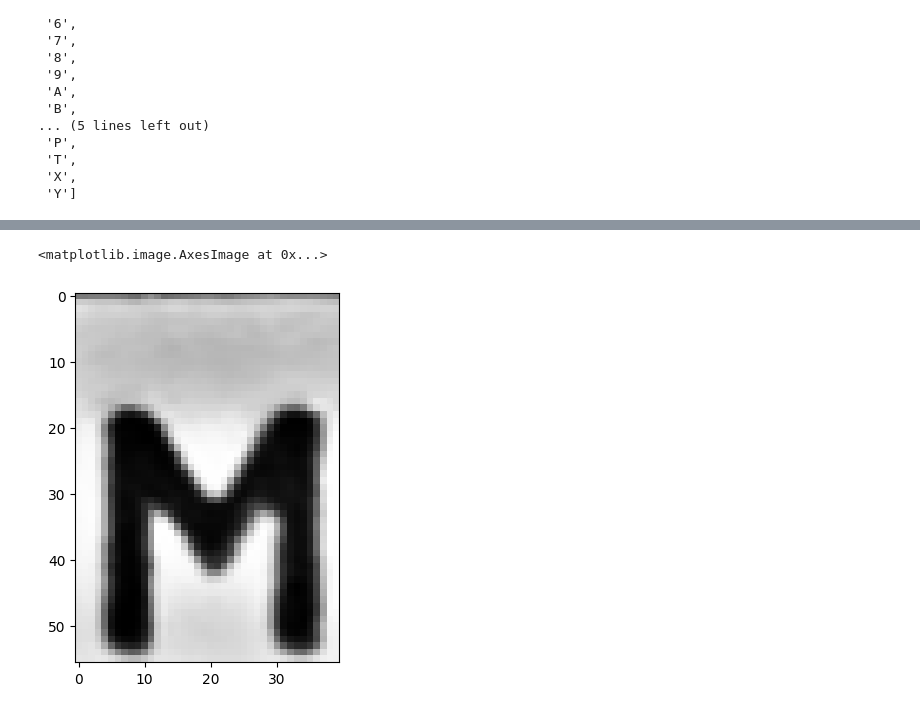
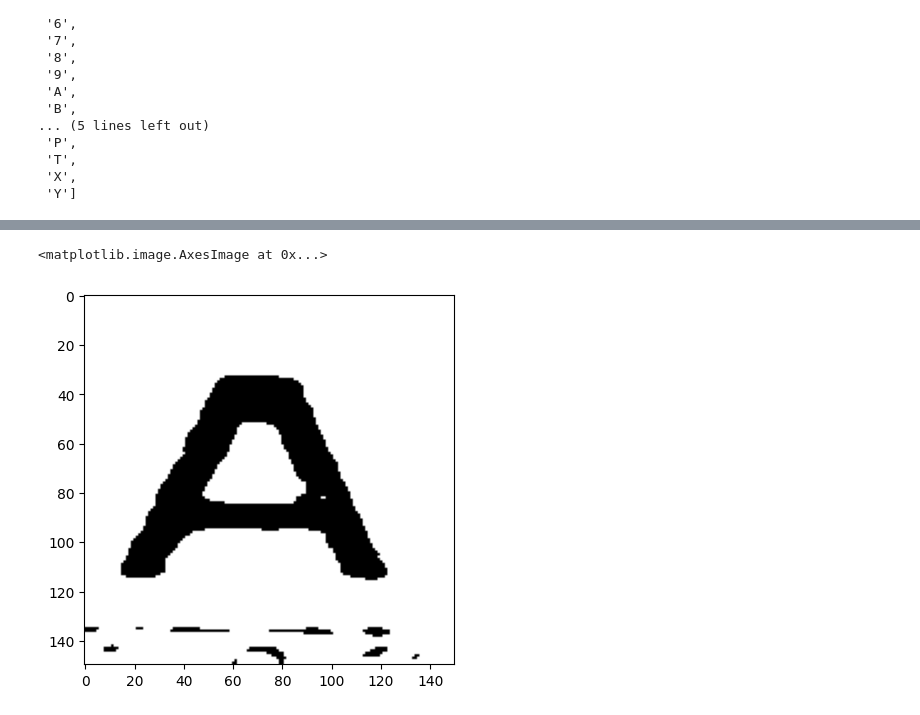
Before and after one commit to kopch02/semestr6, a Jupyter notebook: ML/semestrov/main.ipynb, the cells around one changed output, grey strips where cells are left out. Saved outputs shown, nothing was run; the diff lists cells and outputs as text; code cells hidden in the pictures.

```diff
--- a/ML/semestrov/main.ipynb
+++ b/ML/semestrov/main.ipynb
@@ -146,7 +146,7 @@ from PIL import Image
 model = load_model('weights.h5')
 
 # Загрузить изображение с помощью библиотеки Pillow
-img_path = 'symvols\\M\\6.bmp'
+img_path = 'temp\\1.png'
 img = image.load_img(img_path, target_size=(img_width, img_height))
 
 # Преобразовать изображение в массив numpy
@@ -169,5 +169,5 @@ M
 <matplotlib.image.AxesImage at 0x...>
-[figure, old version]
+[figure, new version]
 # %%
 import os
 from PIL import Image
```
Also changed, not shown: parts of 3 cells of this notebook.
